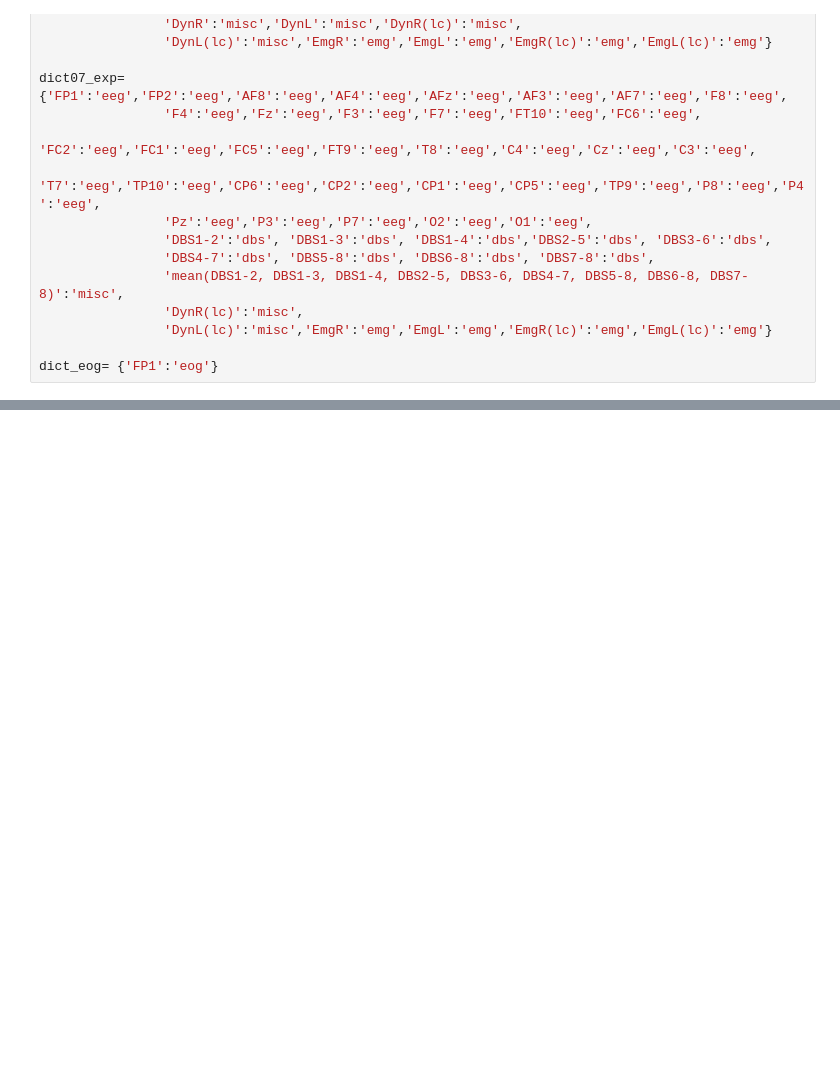
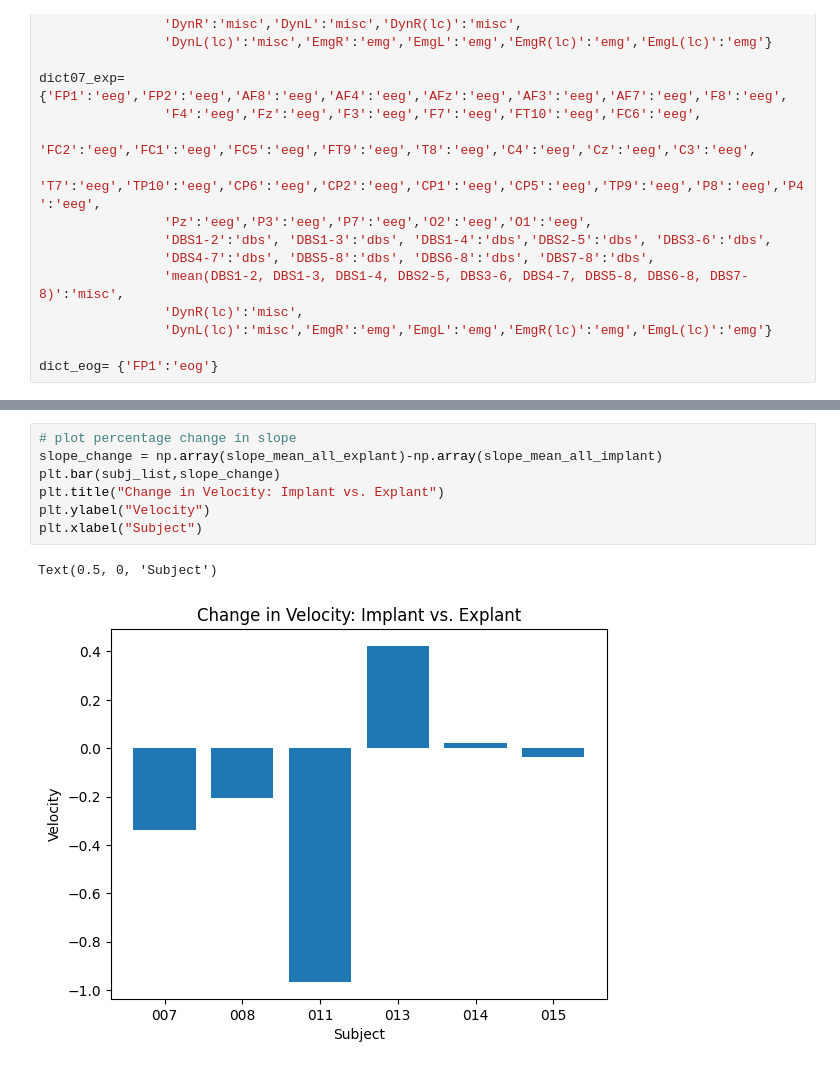
Before and after one commit to NiteshMalan/Oddball_Task, a Jupyter notebook: Oddball_Behavioral_analysis_Correlation.ipynb, the cells around one changed output, grey strips where cells are left out. Drawn from its saved outputs; the diff is of its cells as text; blank space fills up the shorter version.

```diff
--- a/Oddball_Behavioral_analysis_Correlation.ipynb
+++ b/Oddball_Behavioral_analysis_Correlation.ipynb
@@ -224,0 +421,10 @@ plt.bar(subj_list,ERR_value)
+# %%
+# plot percentage change in slope
+slope_change = np.array(slope_mean_all_explant)-np.array(slope_mean_all_implant)
+plt.bar(subj_list,slope_change)
+plt.title("Change in Velocity: Implant vs. Explant")
+plt.ylabel("Velocity")
+plt.xlabel("Subject")
+# %% [output]
+Text(0.5, 0, 'Subject')
+[figure, added]
```
Also changed, not shown: parts of 49 cells of this notebook, 2 other files.
